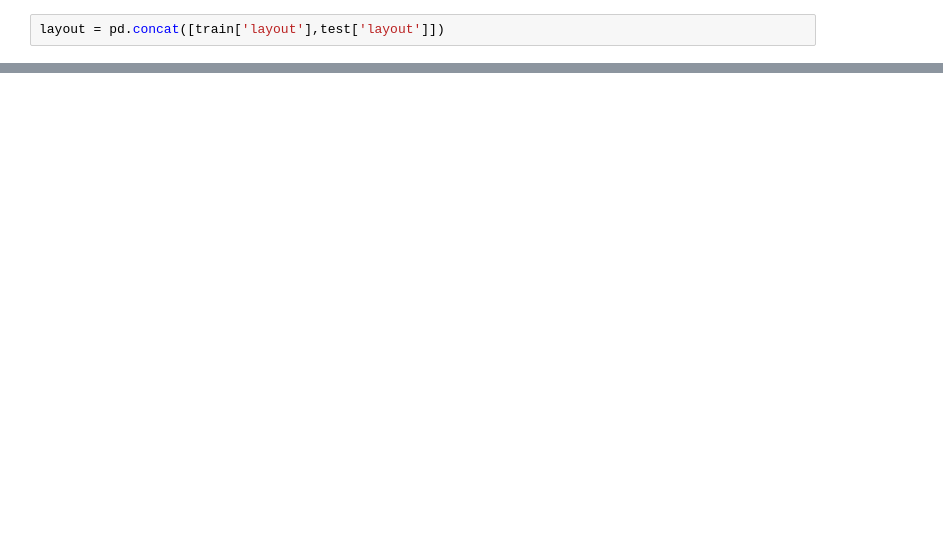
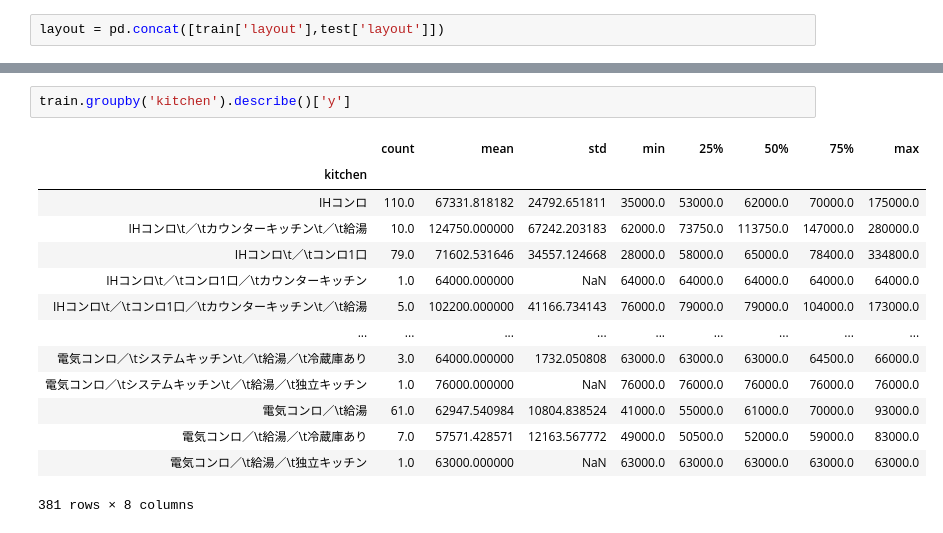
Before and after one commit to yaneura-no-gomi/mynavi_2019, a Jupyter notebook: notebook/Untitled.ipynb, the cells around one changed output, grey strips where cells are left out. Cells and saved outputs as stored; diff of their text form; blank space fills up the shorter version.

```diff
--- a/notebook/Untitled.ipynb
+++ b/notebook/Untitled.ipynb
@@ -70,0 +260,17 @@ test[test['layout']=='2R']
+# %%
+train.groupby('kitchen').describe()['y']
+# %% [output]
+|  | count | mean | std | min | 25% | 50% | 75% | max |
+| kitchen |  |  |  |  |  |  |  |  |
+| IHコンロ | 110.0 | 67331.818182 | 24792.651811 | 35000.0 | 53000.0 | 62000.0 | 70000.0 | 175000.0 |
+| IHコンロ\t／\tカウンターキッチン\t／\t給湯 | 10.0 | 124750.000000 | 67242.203183 | 62000.0 | 73750.0 | 113750.0 | 147000.0 | 280000.0 |
+| IHコンロ\t／\tコンロ1口 | 79.0 | 71602.531646 | 34557.124668 | 28000.0 | 58000.0 | 65000.0 | 78400.0 | 334800.0 |
+| IHコンロ\t／\tコンロ1口／\tカウンターキッチン | 1.0 | 64000.000000 | NaN | 64000.0 | 64000.0 | 64000.0 | 64000.0 | 64000.0 |
+| IHコンロ\t／\tコンロ1口／\tカウンターキッチン\t／\t給湯 | 5.0 | 102200.000000 | 41166.734143 | 76000.0 | 79000.0 | 79000.0 | 104000.0 | 173000.0 |
+| ... | ... | ... | ... | ... | ... | ... | ... | ... |
+| 電気コンロ／\tシステムキッチン\t／\t給湯／\t冷蔵庫あり | 3.0 | 64000.000000 | 1732.050808 | 63000.0 | 63000.0 | 63000.0 | 64500.0 | 66000.0 |
+| 電気コンロ／\tシステムキッチン\t／\t給湯／\t独立キッチン | 1.0 | 76000.000000 | NaN | 76000.0 | 76000.0 | 76000.0 | 76000.0 | 76000.0 |
+| 電気コンロ／\t給湯 | 61.0 | 62947.540984 | 10804.838524 | 41000.0 | 55000.0 | 61000.0 | 70000.0 | 93000.0 |
+| 電気コンロ／\t給湯／\t冷蔵庫あり | 7.0 | 57571.428571 | 12163.567772 | 49000.0 | 50500.0 | 52000.0 | 59000.0 | 83000.0 |
+| 電気コンロ／\t給湯／\t独立キッチン | 1.0 | 63000.000000 | NaN | 63000.0 | 63000.0 | 63000.0 | 63000.0 | 63000.0 |
+381 rows × 8 columns
```
Also changed, not shown: parts of 23 cells of this notebook, 21 other files.
